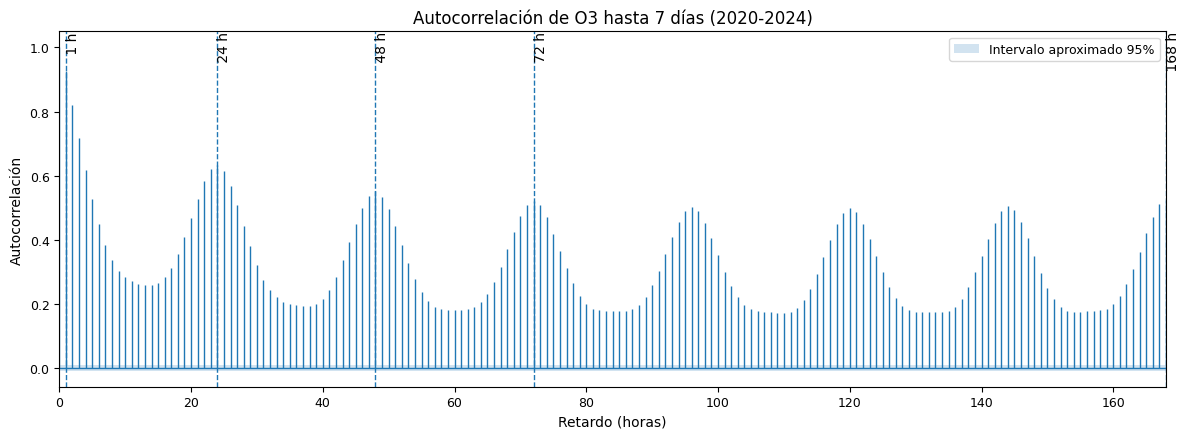
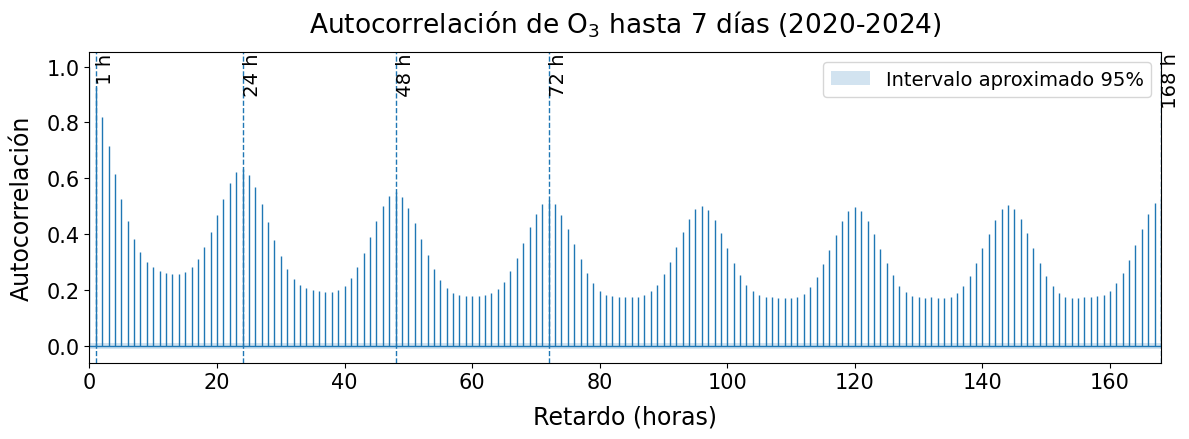
The notebook cell's code change between the first figure and the second:
--- before
+++ after
@@ -38,11 +38,14 @@
         va="top",
         ha="left",
+        fontsize = 14,
     )
 
-ax.set_title("Autocorrelación de O3 hasta 7 días (2020-2024)")
-ax.set_xlabel("Retardo (horas)")
-ax.set_ylabel("Autocorrelación")
+ax.set_title(r"Autocorrelación de $\mathrm{O}_3$ hasta 7 días (2020-2024)", fontsize = 19, pad = 14)
+ax.set_xlabel("Retardo (horas)", fontsize = 17, labelpad = 9)
+ax.set_ylabel("Autocorrelación", fontsize = 17, labelpad = 9)
 ax.set_xlim(0, max_lag)
-ax.legend(loc="upper right")
+ax.legend(loc="upper right", fontsize = 14)
+
+ax.tick_params(labelsize=15)
 
 fig.tight_layout()

Commit: Changes